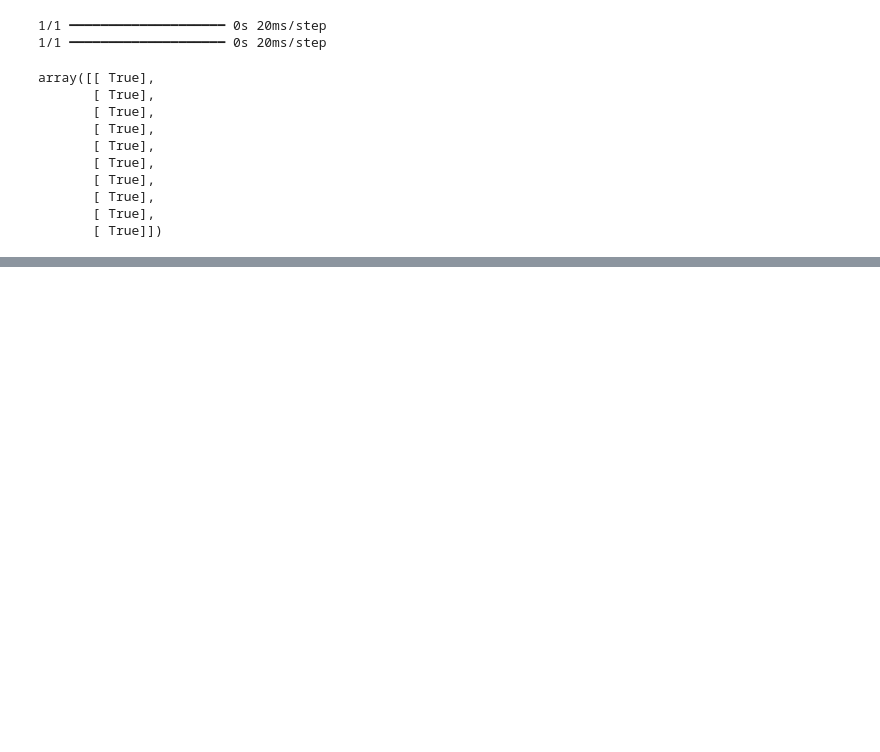
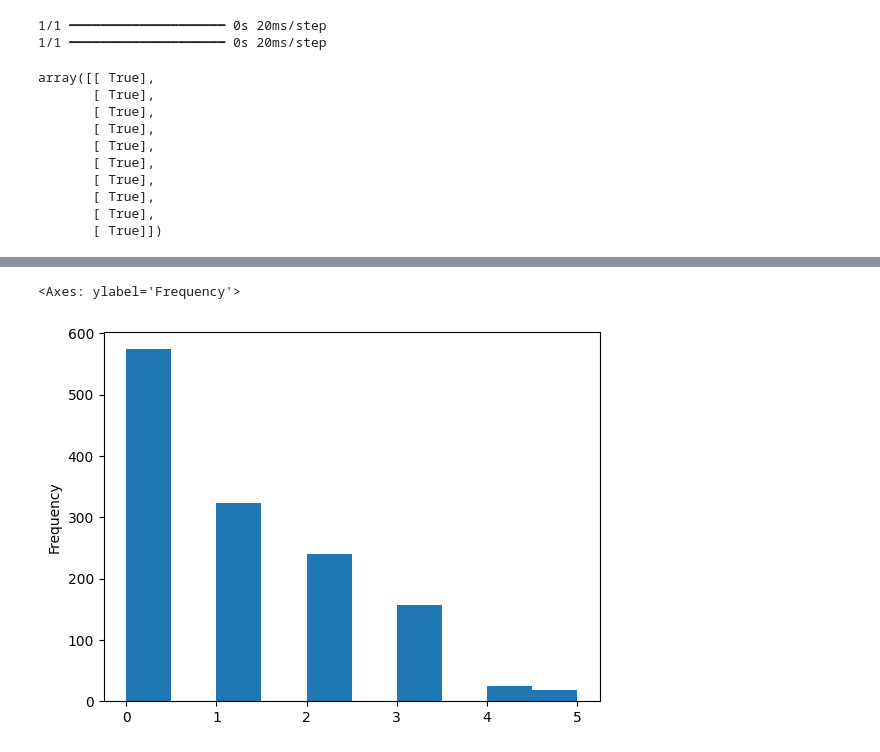
Before and after one commit to tankTopTaro/TensorFlow-Colab-Notebooks, a Jupyter notebook: 01_neural_network_regression.ipynb, the cells around one changed output, grey strips where cells are left out. Saved outputs shown, nothing was run; the diff lists cells and outputs as text; code cells hidden in the pictures; blank space fills up the shorter version.

```diff
--- a/01_neural_network_regression.ipynb
+++ b/01_neural_network_regression.ipynb
@@ -699,0 +920,5 @@ array([[ True],
+# %%
+X["children"].plot(kind="hist")
+# %% [output]
+<Axes: ylabel='Frequency'>
+[figure, added]
```
Also changed, not shown: parts of 37 cells of this notebook.
